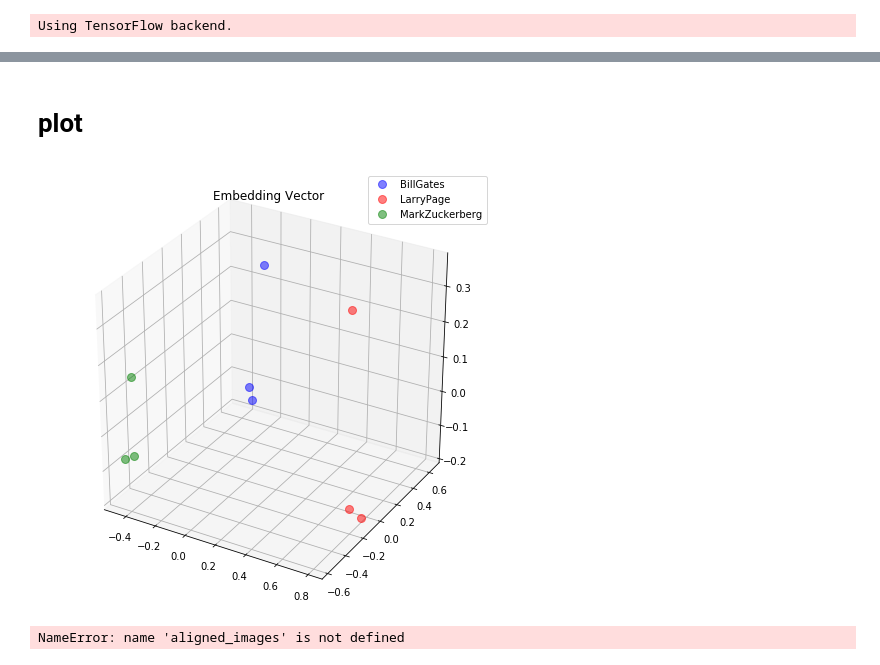
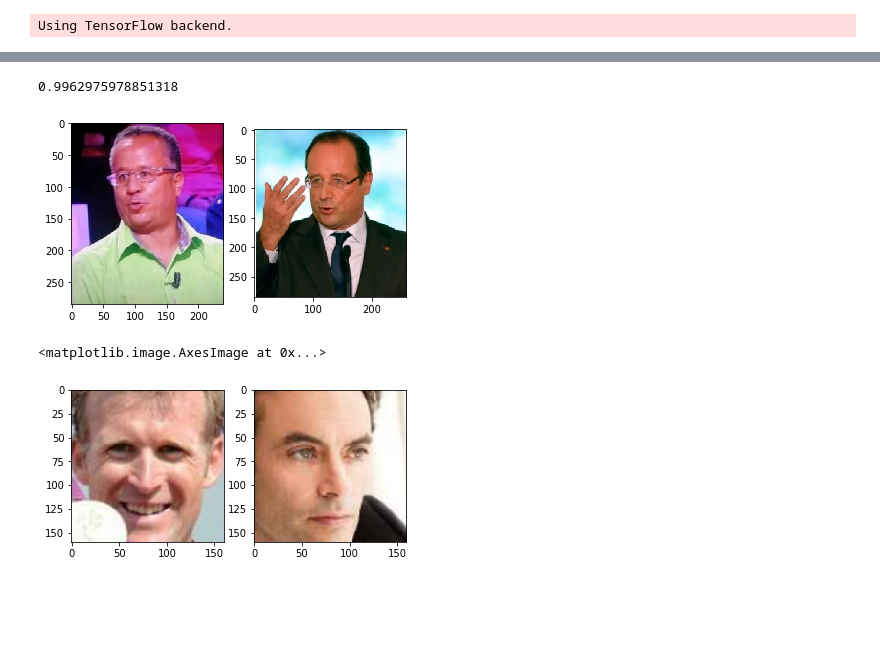
Before and after one commit to gouzmi/Flask-facenet, a Jupyter notebook: notebook/demo-images.ipynb, the cells around one changed output, grey strips where cells are left out. Cells and saved outputs as stored; diff of their text form; code cells hidden in the pictures; blank space fills up the shorter version.

```diff
--- a/notebook/demo-images.ipynb
+++ b/notebook/demo-images.ipynb
@@ -124,2 +117,0 @@ data
-# %% [markdown]
-# plot
@@ -146,21 +118,5 @@ Xd_MarkZuckerberg = pca.transform(X_MarkZuckerberg)
-# %%
-fig = plt.figure(figsize=(8,8))
-ax = fig.add_subplot(111, projection='3d')
-plt.rcParams['legend.fontsize'] = 10
-ax.plot(Xd_BillGates[:,0], Xd_BillGates[:,1], Xd_BillGates[:,2],
-        'o', markersize=8, color='blue', alpha=0.5, label='BillGates')
-ax.plot(Xd_LarryPage[:,0], Xd_LarryPage[:,1], Xd_LarryPage[:,2],
-        'o', markersize=8, color='red', alpha=0.5, label='LarryPage')
-ax.plot(Xd_MarkZuckerberg[:,0], Xd_MarkZuckerberg[:,1], Xd_MarkZuckerberg[:,2],
-        'o', markersize=8, color='green', alpha=0.5, label='MarkZuckerberg')
-
-plt.title('Embedding Vector')
-ax.legend(loc='upper right')
-
-plt.show()
-# %% [output]
-[figure, removed]
-# %%
-aligned_images
-# %% [output]
-NameError: name 'aligned_images' is not defined
+# %%
+calc_dist_plot('hollande11', 'hollande21')
+# %% [output]
+0.9962975978851318
+[figure, added]
@@ -166,0 +150,8 @@ NameError: name 'aligned_images' is not defined
+# %%
+plt.subplot(1, 2, 1)
+plt.imshow(scale('../img_align_celeba/000223.jpg')[0], interpolation='nearest')
+plt.subplot(1, 2, 2)
+plt.imshow(aligned, interpolation='nearest')
+# %% [output]
+<matplotlib.image.AxesImage at 0x...>
+[figure, added]
```
Also changed, not shown: parts of 12 cells of this notebook, 1 other file.
